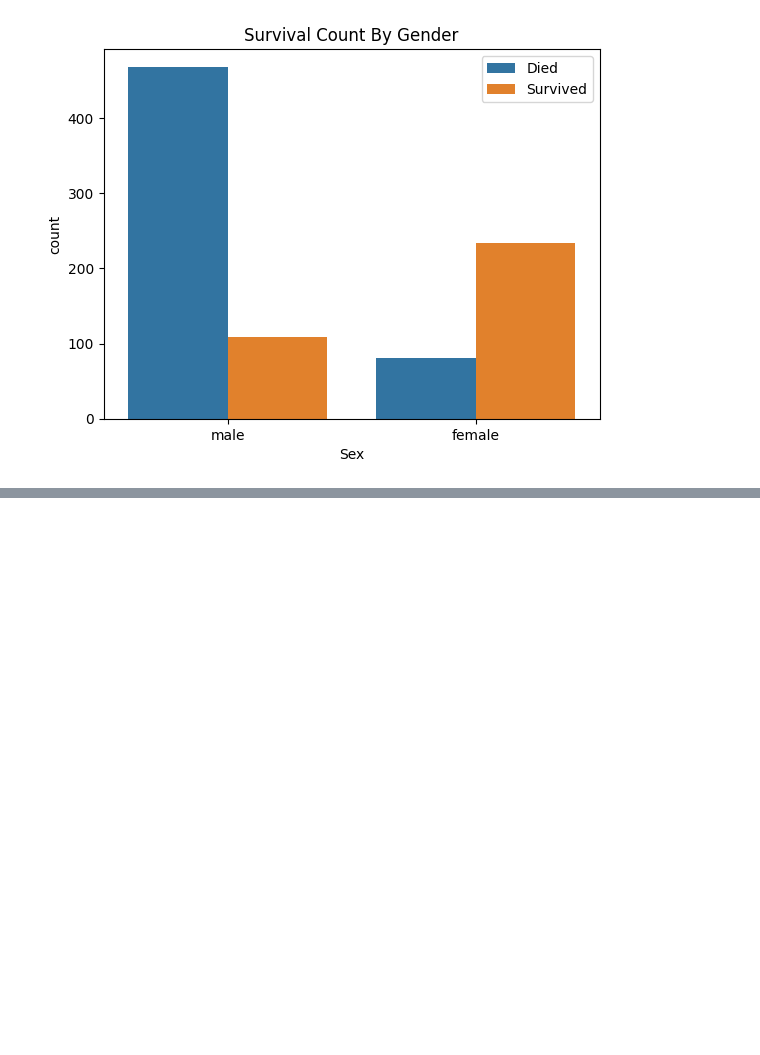
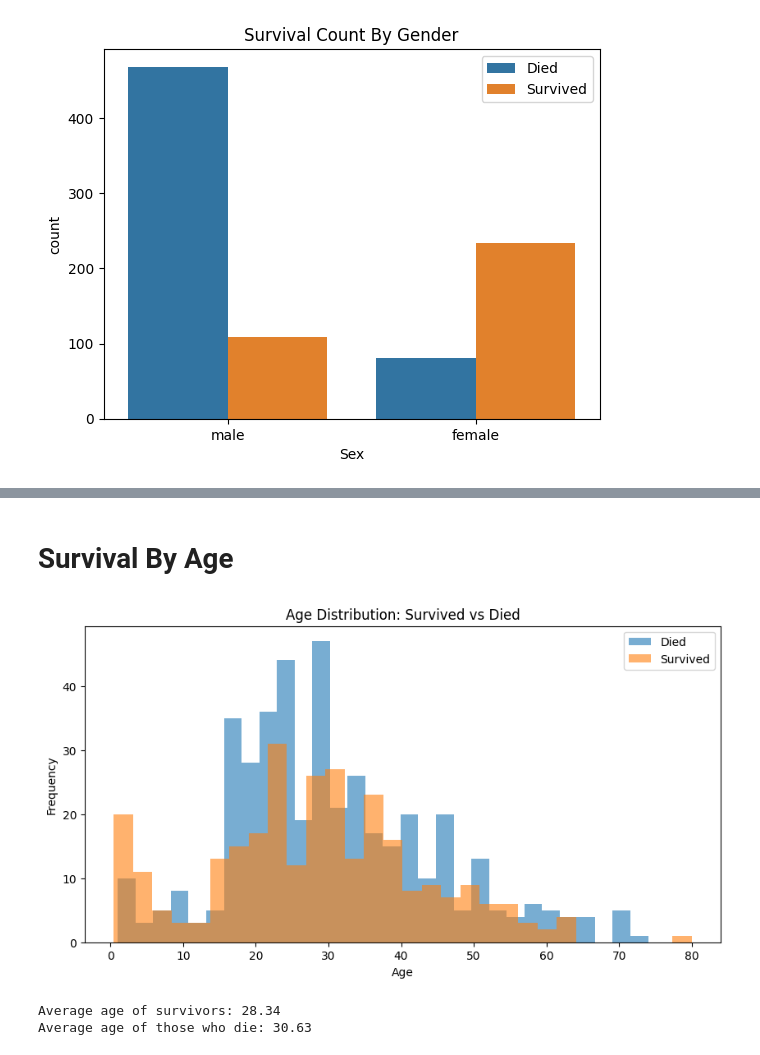
Before and after one commit to gabrielmussafiri/data, a Jupyter notebook: main.ipynb, the cells around one changed output, grey strips where cells are left out. Saved outputs shown, nothing was run; the diff lists cells and outputs as text; code cells hidden in the pictures; blank space fills up the shorter version.

```diff
--- a/main.ipynb
+++ b/main.ipynb
@@ -83,0 +108,21 @@ Name: Survived, dtype: float64
+# %% [markdown]
+# Survival By Age
+# %%
+# Survival By Age
+
+plt.figure(figsize=(10,5))
+
+df[df['Survived'] == 0]['Age'].plot(kind='hist',alpha =0.6 , label='Died',bins=30)
+df[df['Survived']==1]['Age'].plot(kind='hist',alpha=0.6 , label='Survived',bins=30)
+
+plt.title('Age Distribution: Survived vs Died')
+plt.xlabel('Age')
+plt.legend()
+plt.show()
+
+print('Average age of survivors:', df[df['Survived']==1]['Age'].mean().round(2))
+print('Average age of those who die:',df[df["Survived"]==0]['Age'].mean().round(2))
+# %% [output]
+[figure, added]
+Average age of survivors: 28.34
+Average age of those who die: 30.63
```
Also changed, not shown: parts of 5 cells of this notebook.
